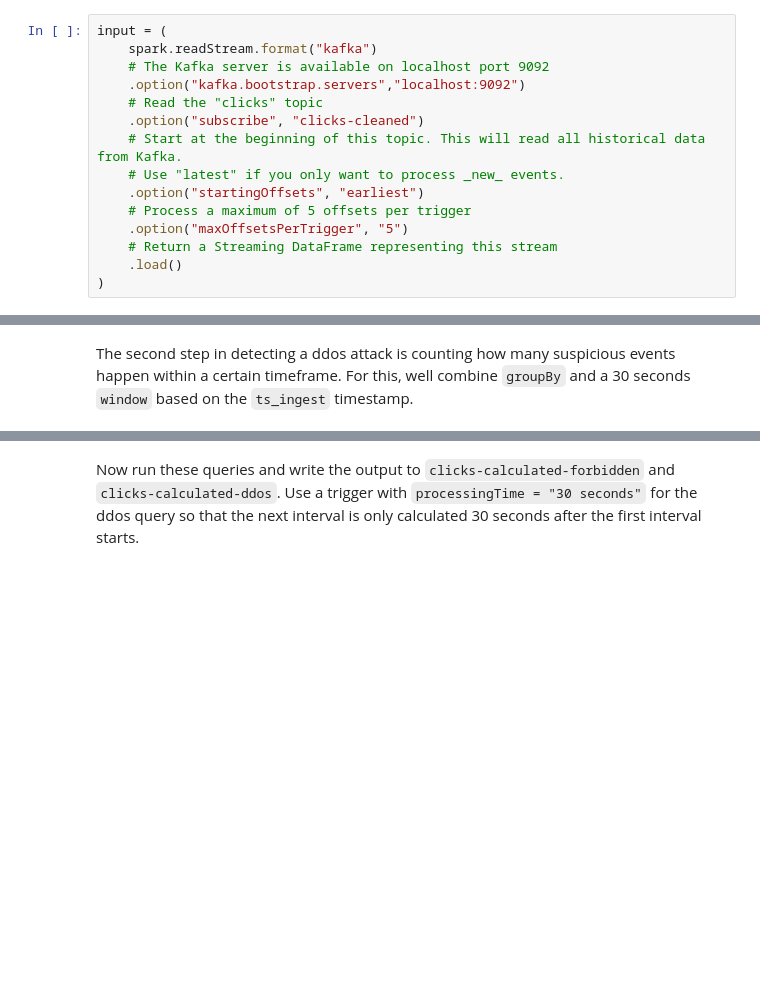
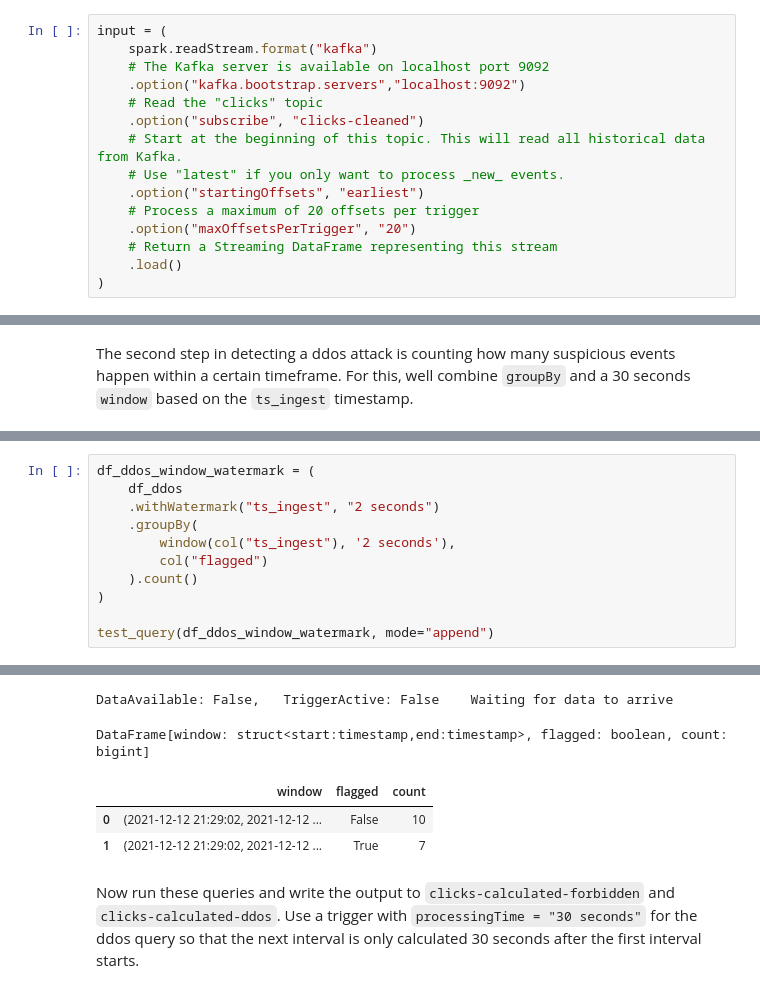
Before and after one commit to IBCNServices/kappa-course-solution, a Jupyter notebook: 3c-security.ipynb, the cells around one changed output, grey strips where cells are left out. Saved outputs shown, nothing was run; the diff lists cells and outputs as text; blank space fills up the shorter version.

```diff
--- a/3c-security.ipynb
+++ b/3c-security.ipynb
@@ -133,8 +133,8 @@ input = (
     # Start at the beginning of this topic. This will read all historical data from Kafka.
     # Use "latest" if you only want to process _new_ events.
     .option("startingOffsets", "earliest")
-    # Process a maximum of 5 offsets per trigger
-    .option("maxOffsetsPerTrigger", "5")
+    # Process a maximum of 20 offsets per trigger
+    .option("maxOffsetsPerTrigger", "20")
     # Return a Streaming DataFrame representing this stream
     .load()
 )
@@ -359,0 +371,12 @@ DataFrame[window: struct<start:timestamp,end:timestamp>, flagged: boolean, count
+# %%
+df_ddos_window_watermark = (
+    df_ddos
+    .withWatermark("ts_ingest", "2 seconds")
+    .groupBy(
+        window(col("ts_ingest"), '2 seconds'),
+        col("flagged")
+    ).count()
+)
+
+test_query(df_ddos_window_watermark, mode="append")
+# %% [output]
@@ -360,3 +400,8 @@ DataFrame[window: struct<start:timestamp,end:timestamp>, flagged: boolean, count
+DataAvailable: False,   TriggerActive: False    Waiting for data to arrive
+DataFrame[window: struct<start:timestamp,end:timestamp>, flagged: boolean, count: bigint]
+|  | window | flagged | count |
+| 0 | (2021-12-12 21:29:02, 2021-12-12 ... | False | 10 |
+| 1 | (2021-12-12 21:29:02, 2021-12-12 ... | True | 7 |
 # %% [markdown]
 Now run these queries and write the output to `clicks-calculated-forbidden` and `clicks-calculated-ddos`. Use a trigger with `processingTime = "30 seconds"` for the ddos query so that the next interval is only calculated 30 seconds after the first interval starts.
 # %%
```
Also changed, not shown: parts of 12 cells of this notebook, 11 other files.
